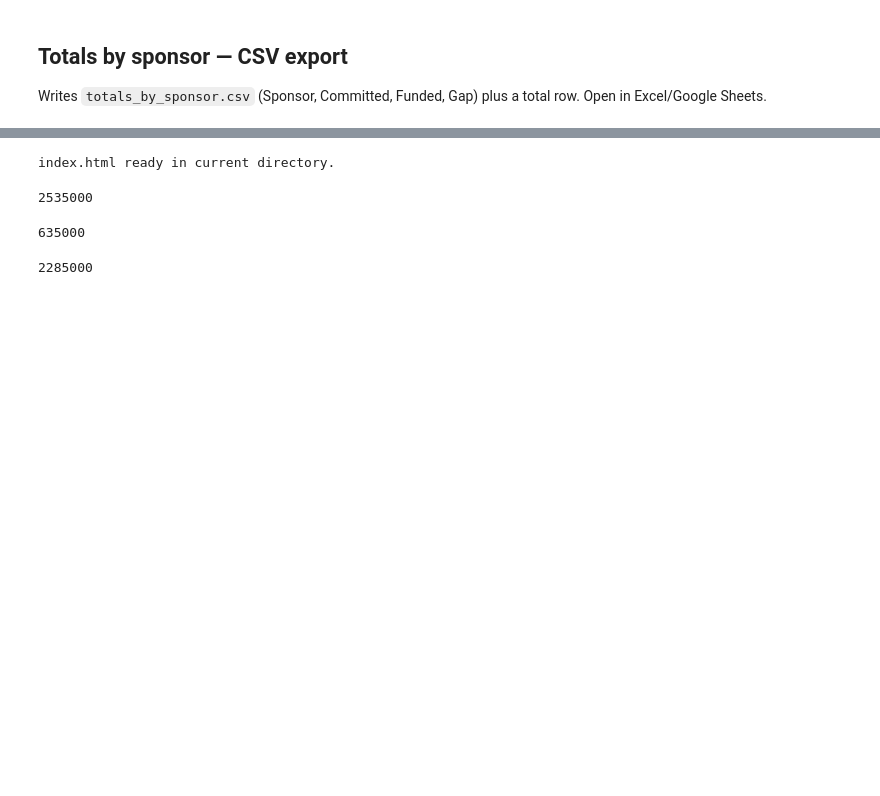
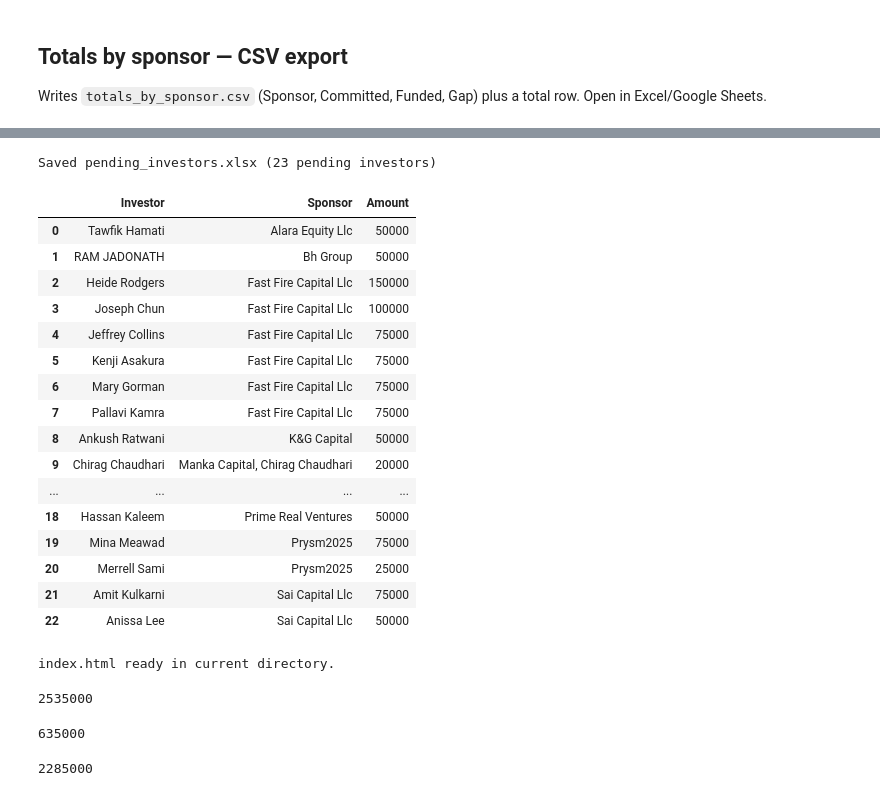
Before and after one commit to premputtegowda/investor_tracking, a Jupyter notebook: investor_tracking_echarts.ipynb, the cells around one changed output, grey strips where cells are left out. Drawn from its saved outputs; the diff is of its cells as text; code cells hidden in the pictures; blank space fills up the shorter version.

```diff
--- a/investor_tracking_echarts.ipynb
+++ b/investor_tracking_echarts.ipynb
@@ -1071,3 +1133,35 @@ Saved totals_by_sponsor.csv (13 sponsors + Total row)
+# %%
+# Pending investors: every non-canceled investor who isn't fully funded yet.
+# Three columns: Investor | Sponsor | Amount (the committed/invested amount).
+pending_investors = df[(~df['IsCanceled']) & (~df['Funded'])][[
+    'Investor', 'Selected sponsors', 'Invested amount'
+]].copy()
+pending_investors.columns = ['Investor', 'Sponsor', 'Amount']
+pending_investors = pending_investors.sort_values(
+    ['Sponsor', 'Amount', 'Investor'], ascending=[True, False, True]
+).reset_index(drop=True)
+pending_investors.to_excel('pending_investors.xlsx', index=False)
+print(f'Saved pending_investors.xlsx ({len(pending_investors)} pending investors)')
+pending_investors
+# %% [output]
+Saved pending_investors.xlsx (23 pending investors)
+|  | Investor | Sponsor | Amount |
+| 0 | Tawfik Hamati | Alara Equity Llc | 50000 |
+| 1 | RAM JADONATH | Bh Group | 50000 |
+| 2 | Heide Rodgers | Fast Fire Capital Llc | 150000 |
+| 3 | Joseph Chun | Fast Fire Capital Llc | 100000 |
+| 4 | Jeffrey Collins | Fast Fire Capital Llc | 75000 |
+| 5 | Kenji Asakura | Fast Fire Capital Llc | 75000 |
+| 6 | Mary Gorman | Fast Fire Capital Llc | 75000 |
+| 7 | Pallavi Kamra | Fast Fire Capital Llc | 75000 |
+| 8 | Ankush Ratwani | K&G Capital | 50000 |
+| 9 | Chirag Chaudhari | Manka Capital, Chirag Chaudhari | 20000 |
+| ... | ... | ... | ... |
+| 18 | Hassan Kaleem | Prime Real Ventures | 50000 |
+| 19 | Mina Meawad | Prysm2025 | 75000 |
+| 20 | Merrell Sami | Prysm2025 | 25000 |
+| 21 | Amit Kulkarni | Sai Capital Llc | 75000 |
+| 22 | Anissa Lee | Sai Capital Llc | 50000 |
 # %%
 if IN_COLAB:
     files.download('index.html')
```
Also changed, not shown: parts of 7 cells of this notebook, 1 other file.
